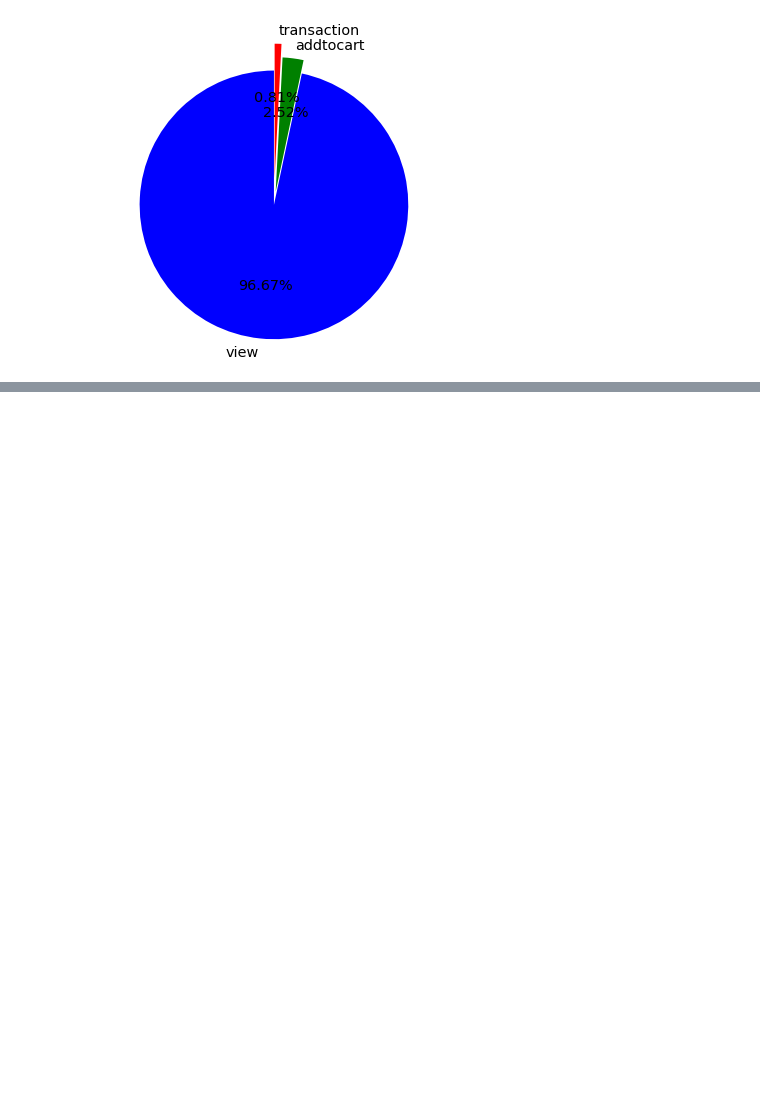
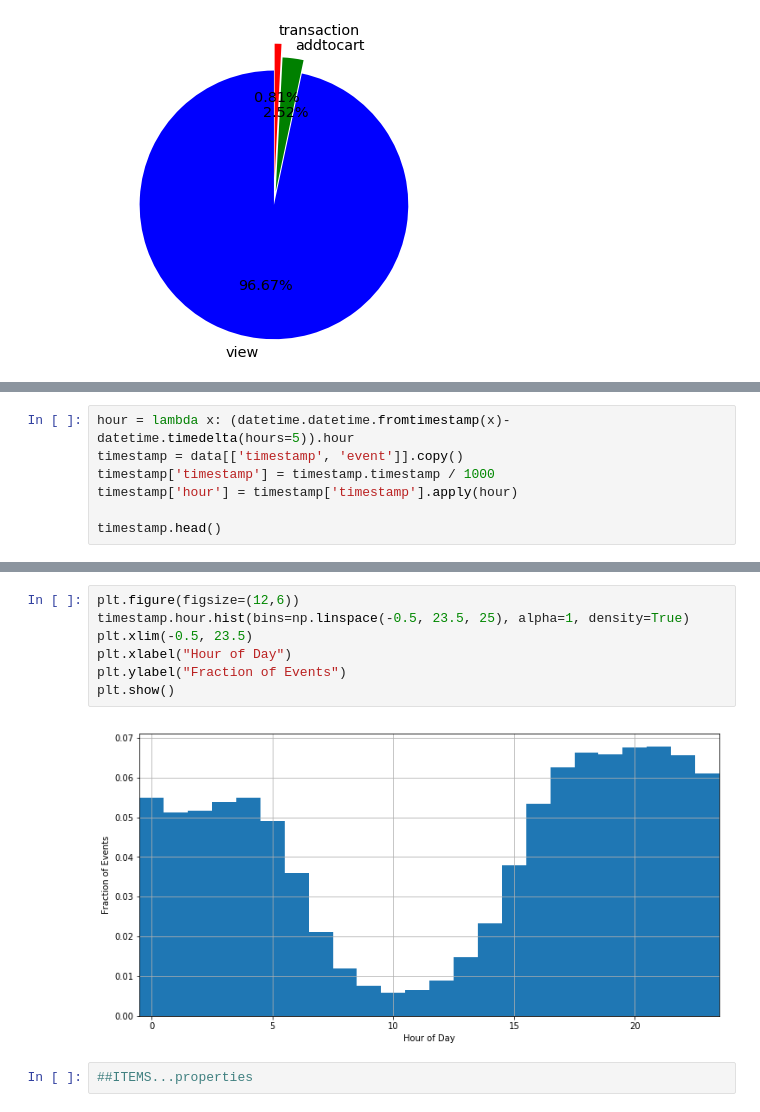
Before and after one commit to oya-oya/skit_hack, a Jupyter notebook: ensemble/tinkering/recomender_RNN.ipynb, the cells around one changed output, grey strips where cells are left out. Cells and saved outputs as stored; diff of their text form; blank space fills up the shorter version.

```diff
--- a/ensemble/tinkering/recomender_RNN.ipynb
+++ b/ensemble/tinkering/recomender_RNN.ipynb
@@ -67,0 +179,7 @@ NameError: name 'events' is not defined
+# %%
+hour = lambda x: (datetime.datetime.fromtimestamp(x)-datetime.timedelta(hours=5)).hour
+timestamp = data[['timestamp', 'event']].copy()
+timestamp['timestamp'] = timestamp.timestamp / 1000
+timestamp['hour'] = timestamp['timestamp'].apply(hour)
+
+timestamp.head()
@@ -67,0 +193,11 @@ NameError: name 'events' is not defined
+# %%
+plt.figure(figsize=(12,6))
+timestamp.hour.hist(bins=np.linspace(-0.5, 23.5, 25), alpha=1, density=True)
+plt.xlim(-0.5, 23.5)
+plt.xlabel("Hour of Day")
+plt.ylabel("Fraction of Events")
+plt.show()
+# %% [output]
+[figure, added]
+# %%
+##ITEMS...properties
```
Also changed, not shown: parts of 22 cells of this notebook.
